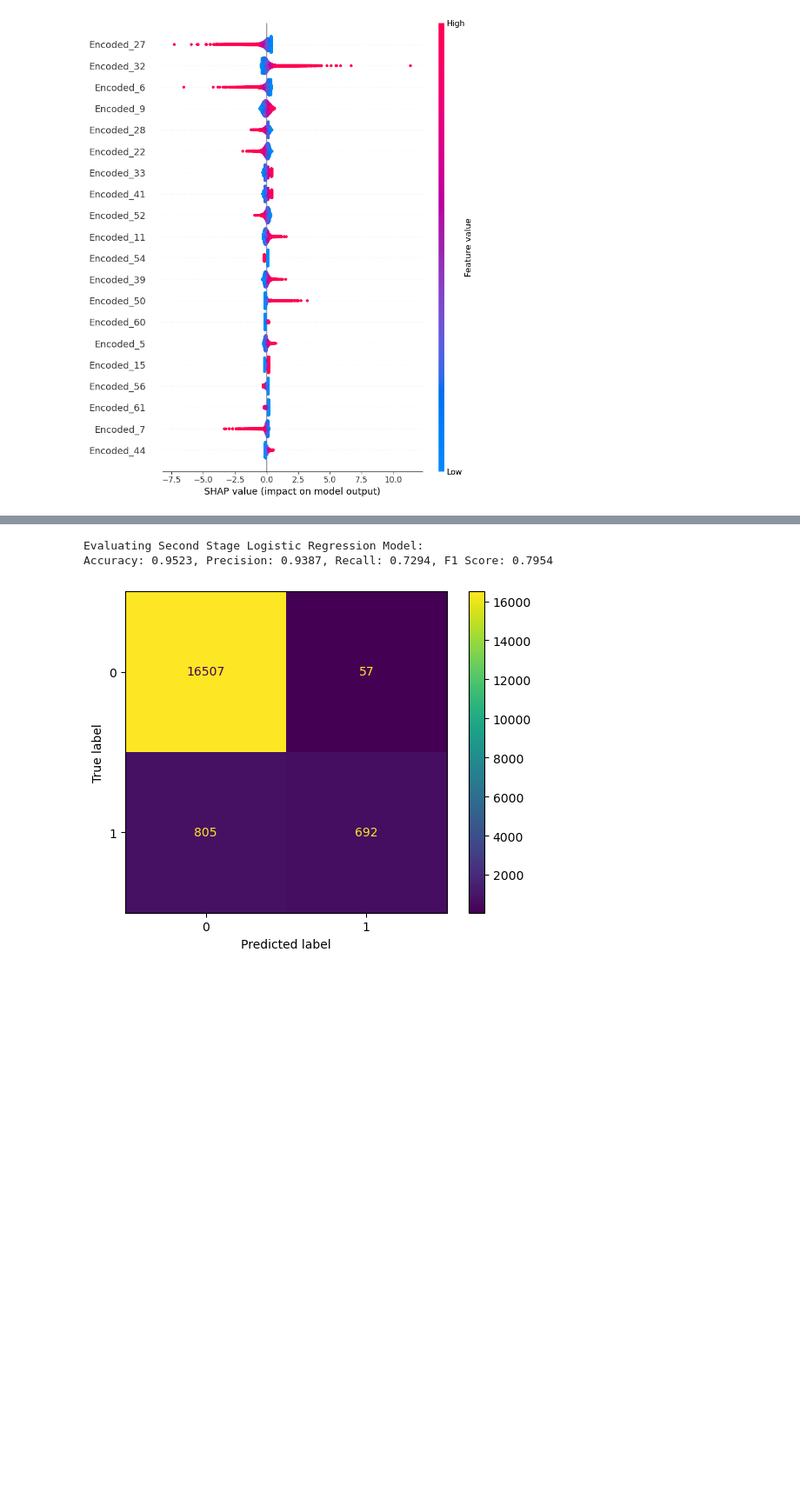
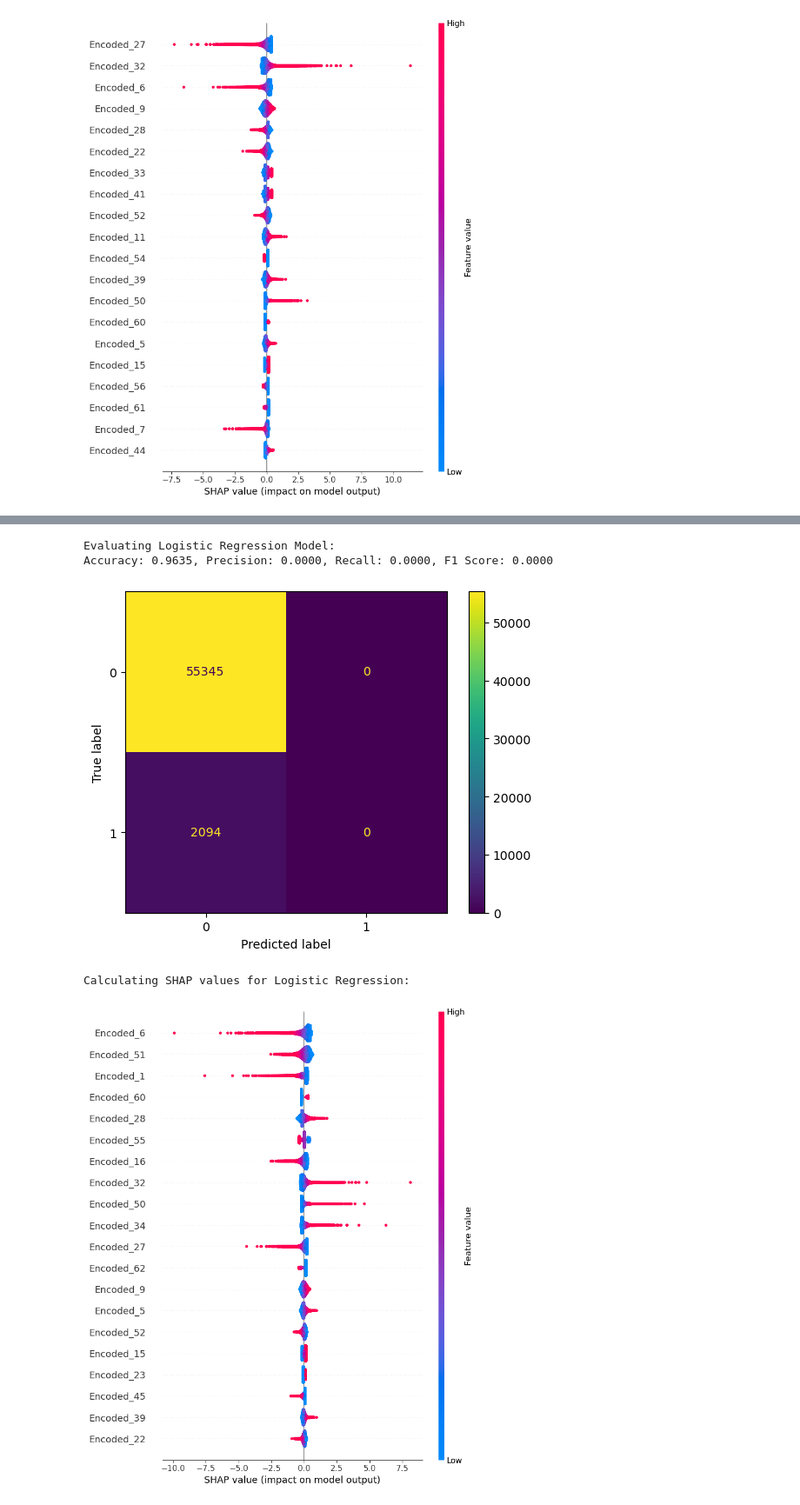
Before and after one commit to JuhongPark/snu-fintech-ai, a Jupyter notebook: Lending_Club_SSAE.ipynb, the cells around one changed output, grey strips where cells are left out. Shown at 87% size. Cells and saved outputs as stored; diff of their text form; code cells hidden in the pictures; blank space fills up the shorter version.

```diff
--- a/Lending_Club_SSAE.ipynb
+++ b/Lending_Club_SSAE.ipynb
@@ -400,0 +488,7 @@ Calculating SHAP values for Logistic Regression:
+# %%
+# 표준화 (훈련 데이터에 fit_transform, 테스트 데이터에 transform)
+scaler = StandardScaler()
+
+# 수치형 변수 찾기
+X_train_2[num_list] = scaler.fit_transform(X_train_2[num_list])  # (TODO): 더미 변수 표준화에서 제외해야함
+X_test_2[num_list] = scaler.transform(X_test_2[num_list])
@@ -479,14 +552,45 @@ Name: count, dtype: float64
-# %%
-# 데이터셋 분할 (훈련 및 테스트 데이터)
-X_train_stage2, X_test_stage2, y_train_stage2, y_test_stage2 = train_test_split(X_stage2, y_high_repay, test_size=0.3, random_state=42)
-
-# 2차 모델 정의 및 학습, 평가
-linear_model_2 = LogisticRegression(max_iter=1000)  # 2차 로지스틱 회귀 모델 정의
-print("Evaluating Second Stage Logistic Regression Model:")
-
-# 2차 모델을 사용하여 훈련 및 평가를 수행합니다.
-y_pred_2 = evaluate_model2(linear_model_2, X_train_stage2, y_train_stage2, X_test_stage2, y_test_stage2)
-# %% [output]
-Evaluating Second Stage Logistic Regression Model:
-Accuracy: 0.9523, Precision: 0.9387, Recall: 0.7294, F1 Score: 0.7954
-[figure, removed]
+# %%
+X_train_encoded_2 = pd.concat(
+                    [X_train_2[num_list],
+                    pd.DataFrame(ssae_model_2.encoder(torch.FloatTensor(X_train_2[encoding_target_2].to_numpy()).to(device)).detach().numpy(),
+                                 index=X_train_2.index, columns=[f'e{i}' for i in range(latent_size)])],
+                    axis=1)
+
+X_test_encoded_2 = pd.concat(
+                    [X_test_2[num_list],
+                    pd.DataFrame(ssae_model_2.encoder(torch.FloatTensor(X_test_2[encoding_target_2].to_numpy()).to(device)).detach().numpy(),
+                                 index=X_test_2.index, columns=[f'e{i}' for i in range(latent_size)])],
+                    axis=1)
+# %%
+# # Logistic Regression 모델 학습 및 평가
+linear_model_2 = LogisticRegression(max_iter=10000)
+print("Evaluating Logistic Regression Model:")
+evaluate_model(linear_model_2, X_train_encoded_2, X_test_encoded_2, y_train_2, y_test_2)
+
+# Shapley Value 계산 및 시각화 (Logistic Regression)
+print("Calculating SHAP values for Logistic Regression:")
+evaluate_models_shap1(linear_model_2, X_train_encoded_2, X_test_encoded_2)
+
+# XGBoost 모델 학습 및 평가
+# xgb_model = XGBClassifier(n_estimators=100000, eval_metric='auc', learning_rate=1, alpha=1, reg_lambda=2)
+# print("Evaluating XGBoost Model:")
+# evaluate_model(xgb_model, X_train_encoded, X_test_encoded, y_train, y_test)
+
+# # Shapley Value 계산 및 시각화 (XGBoost)
+# print("Calculating SHAP values for XGBoost:")
+# evaluate_models_shap2(xgb_model, X_test_encoded)
+
+# # LightGBM 모델 학습 및 평가
+# lgbm_model = LGBMClassifier(n_estimators=100000, learning_rate=1, reg_alpha=1, reg_lambda=2)
+# print("Evaluating LightGBM Model:")
+# evaluate_model(lgbm_model, X_train_ssae, X_test_ssae, y_train, y_test)
+
+# # Shapley Value 계산 및 시각화 (LightGBM)
+# print("Calculating SHAP values for LightGBM:")
+# evaluate_models_shap2(lgbm_model, X_test_ssae)
+# %% [output]
+Evaluating Logistic Regression Model:
+Accuracy: 0.9635, Precision: 0.0000, Recall: 0.0000, F1 Score: 0.0000
+[figure, added]
+Calculating SHAP values for Logistic Regression:
+[figure, added]
```
Also changed, not shown: parts of 33 cells of this notebook.
